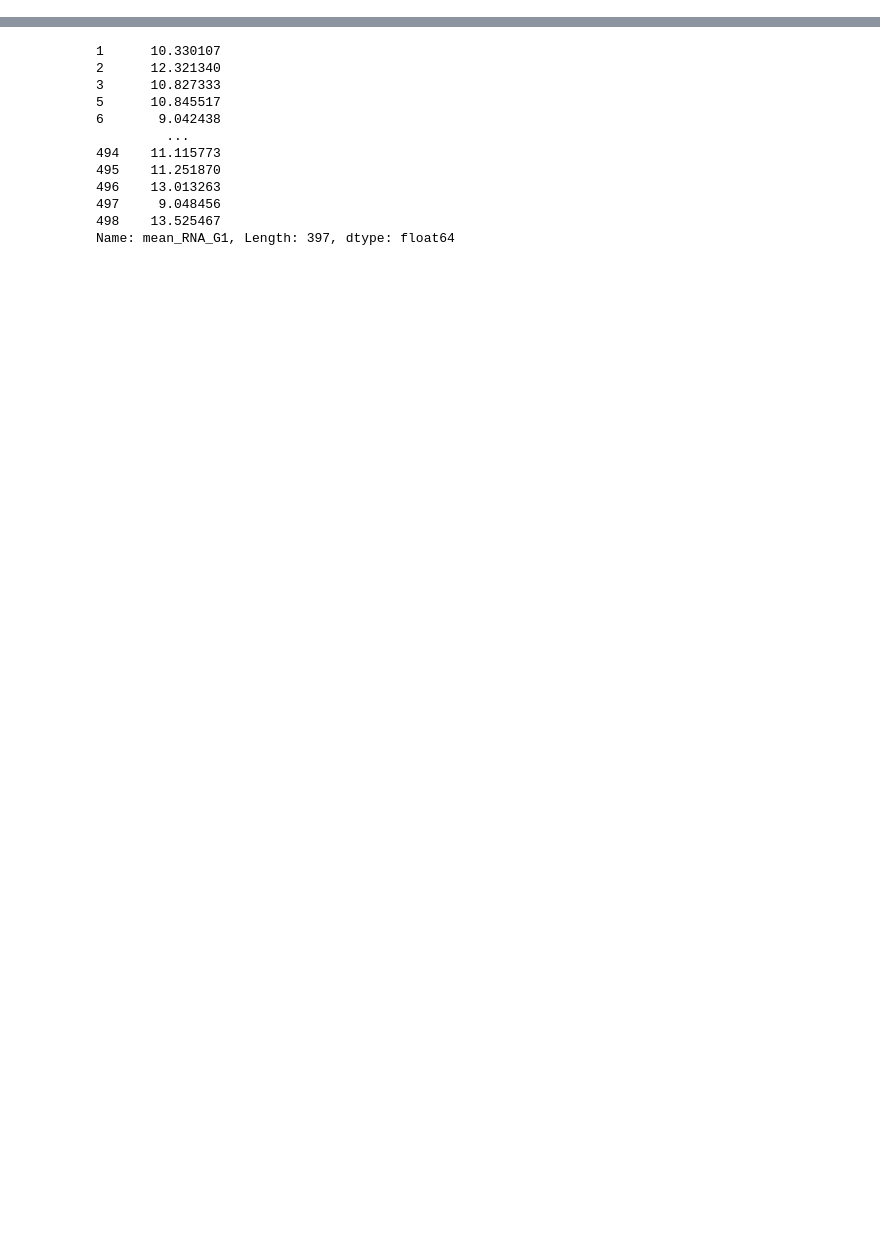
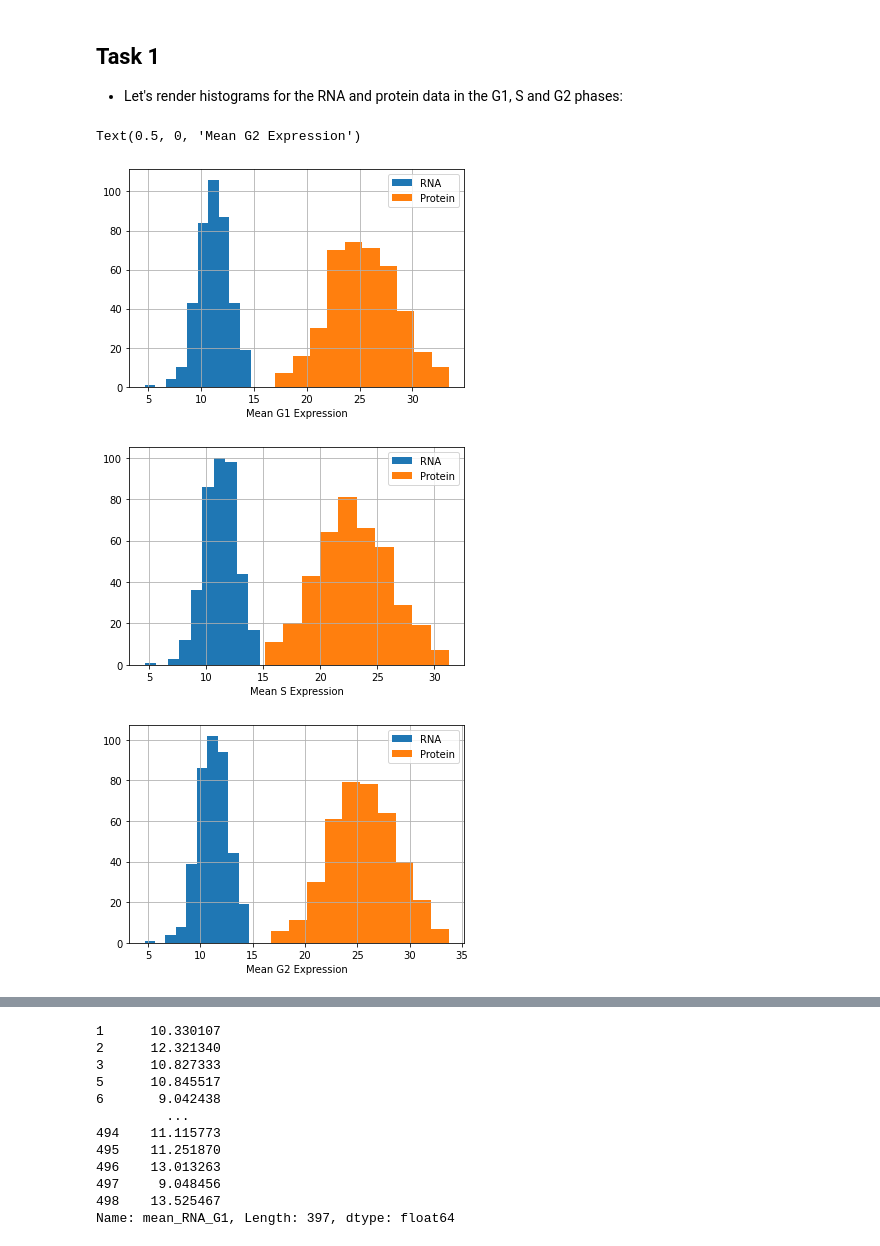
Before and after one commit to georgegarrington/COMP3212-computationalBiology, a Jupyter notebook: week1/week1.ipynb, the cells around one changed output, grey strips where cells are left out. Saved outputs shown, nothing was run; the diff lists cells and outputs as text; code cells hidden in the pictures; blank space fills up the shorter version.

```diff
--- a/week1/week1.ipynb
+++ b/week1/week1.ipynb
@@ -29,0 +24,34 @@ cleaned_data
+# %% [markdown]
+## Task 1
+
+- Let's render histograms for the RNA and protein data in the G1, S and G2 phases:
+# %%
+fig1, ax1 = plt.subplots()
+
+#.hist draws histogram on a pandas series using matplotlib
+#default bin size is 10
+df.mean_RNA_G1.hist(ax=ax1, label='RNA', bins = 10)
+df.mean_protein_G1.hist(ax=ax1, label='Protein', bins = 10)
+
+#puts a colour coded legend of what each data set is
+ax1.legend()
+
+#set the label of the x axis
+ax1.set_xlabel('Mean G1 Expression')
+
+fig2, ax2 = plt.subplots()
+df.mean_RNA_S.hist(ax=ax2, label='RNA')
+df.mean_protein_S.hist(ax=ax2, label='Protein')
+ax2.legend()
+ax2.set_xlabel('Mean S Expression')
+
+fig3, ax3 = plt.subplots()
+df.mean_RNA_G2.hist(ax=ax3, label='RNA')
+df.mean_protein_G2.hist(ax=ax3, label='Protein')
+ax3.legend()
+ax3.set_xlabel('Mean G2 Expression')
+# %% [output]
+Text(0.5, 0, 'Mean G2 Expression')
+[figure, added]
+[figure, added]
+[figure, added]
```
Also changed, not shown: parts of 26 cells of this notebook.
